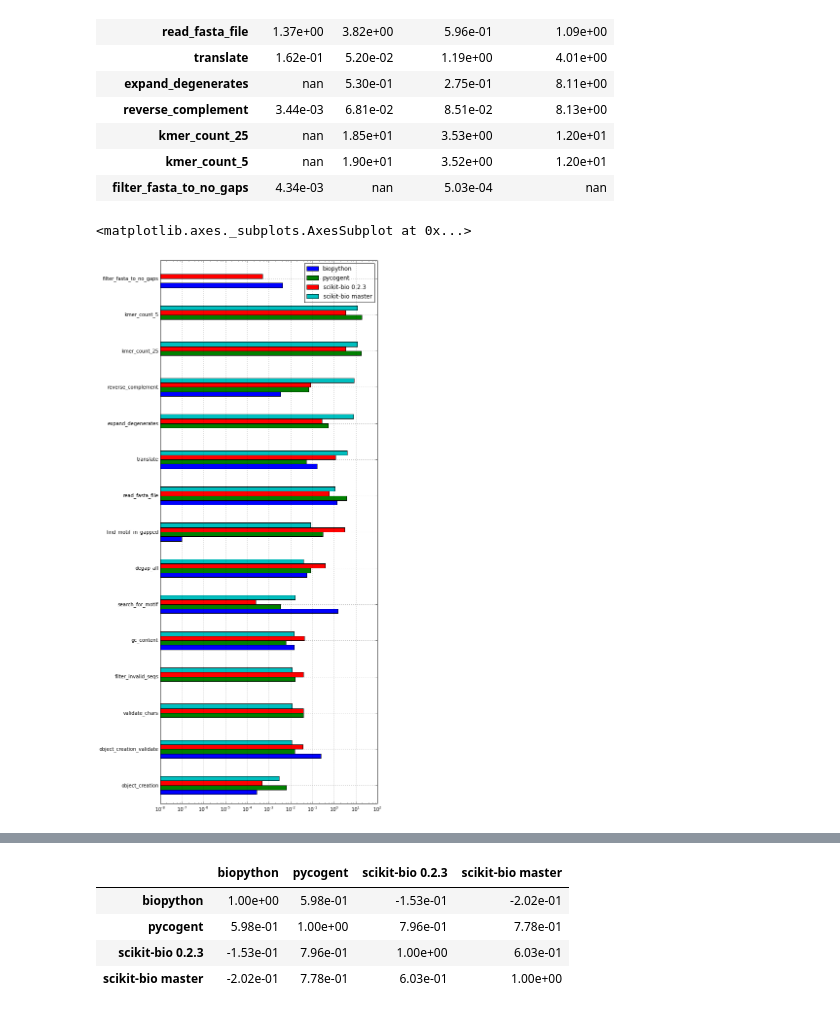
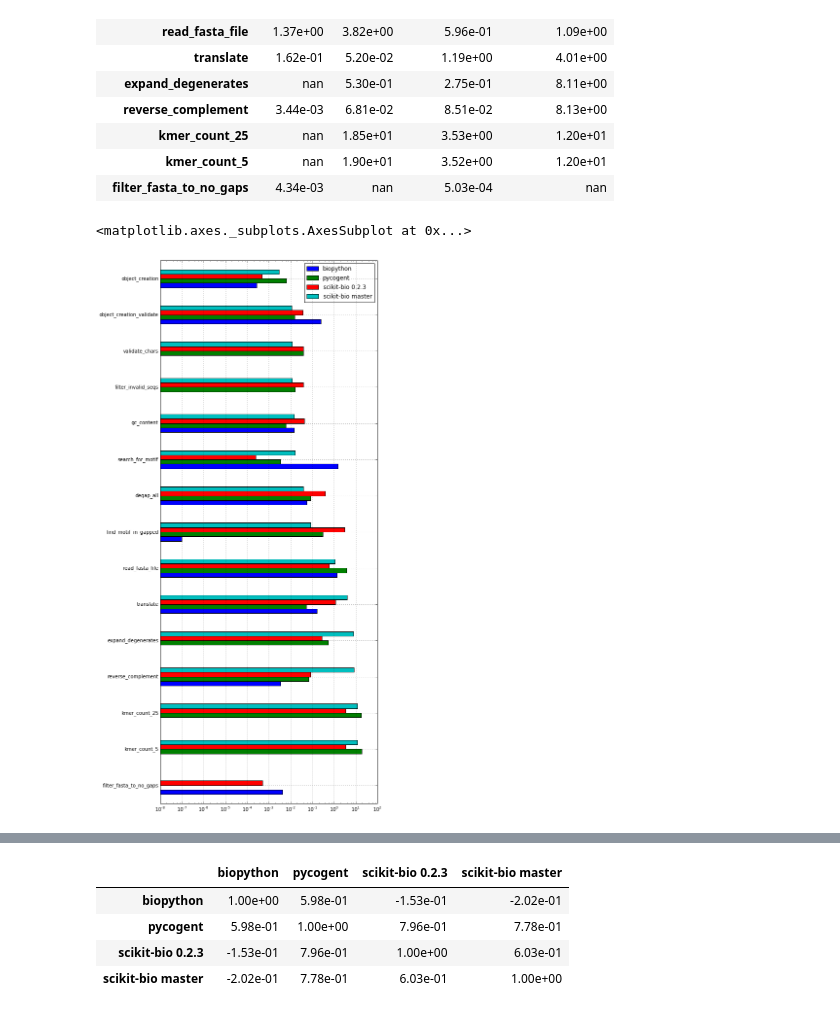
Before and after one commit to biocore/sequence-benchmarks, a Jupyter notebook: benchmarks/index.ipynb, the cells around one changed output, grey strips where cells are left out. Saved outputs shown, nothing was run; the diff lists cells and outputs as text; code cells hidden in the pictures.

Commit message:
correctly ordered

```diff
--- a/benchmarks/index.ipynb
+++ b/benchmarks/index.ipynb
@@ -29,9 +29,8 @@ comparison
 | kmer_count_5 | nan | 1.90e+01 | 3.52e+00 | 1.20e+01 |
 | filter_fasta_to_no_gaps | 4.34e-03 | nan | 5.03e-04 | nan |
 # %%
-## TODO: GET THIS PLOT TO REPSECT THE ORDER OF THE ABOVE TABLE
-comparison.plot(kind='barh', logx=True, figsize=(8, 20))
+comparison.iloc[::-1].plot(kind='barh', logx=True, figsize=(8, 20))
 # %% [output]
 <matplotlib.axes._subplots.AxesSubplot at 0x...>
-[figure, old version]
+[figure, new version]
 # %%
```
Also changed, not shown: parts of 1 cell of this notebook.
